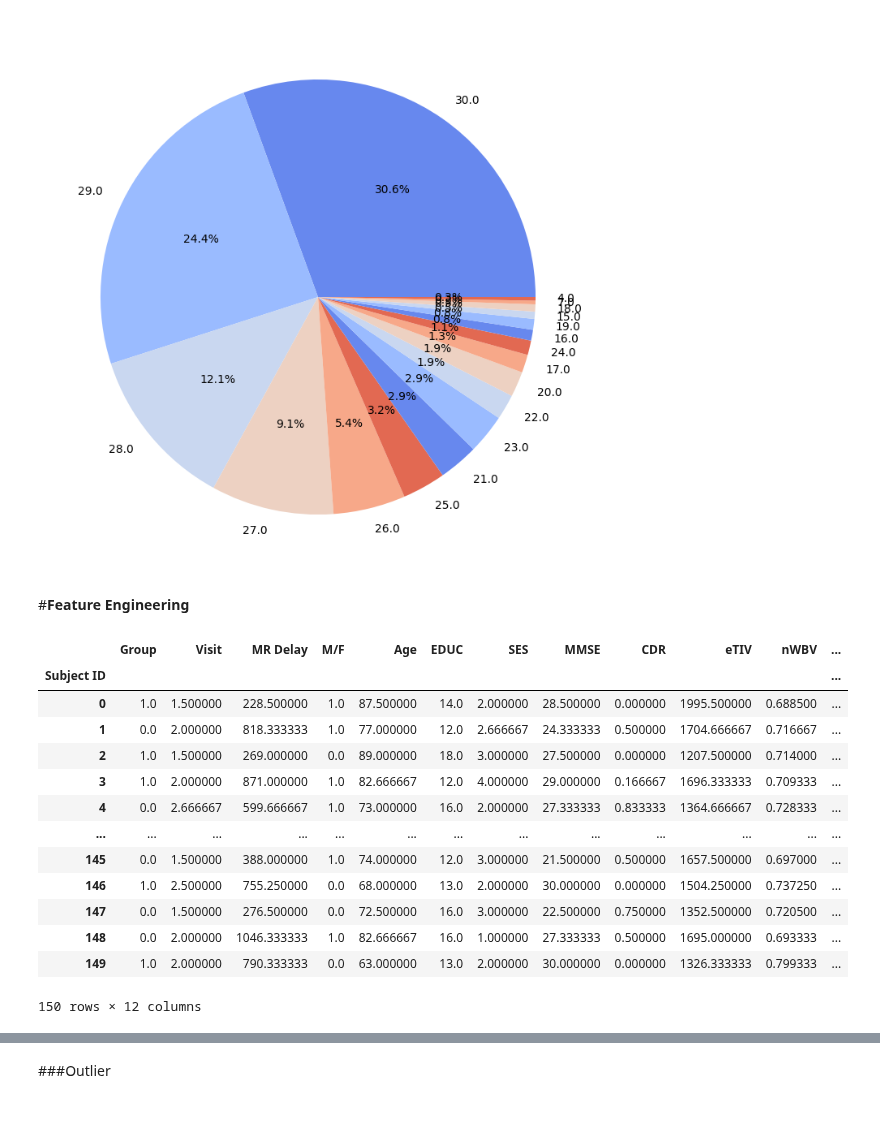
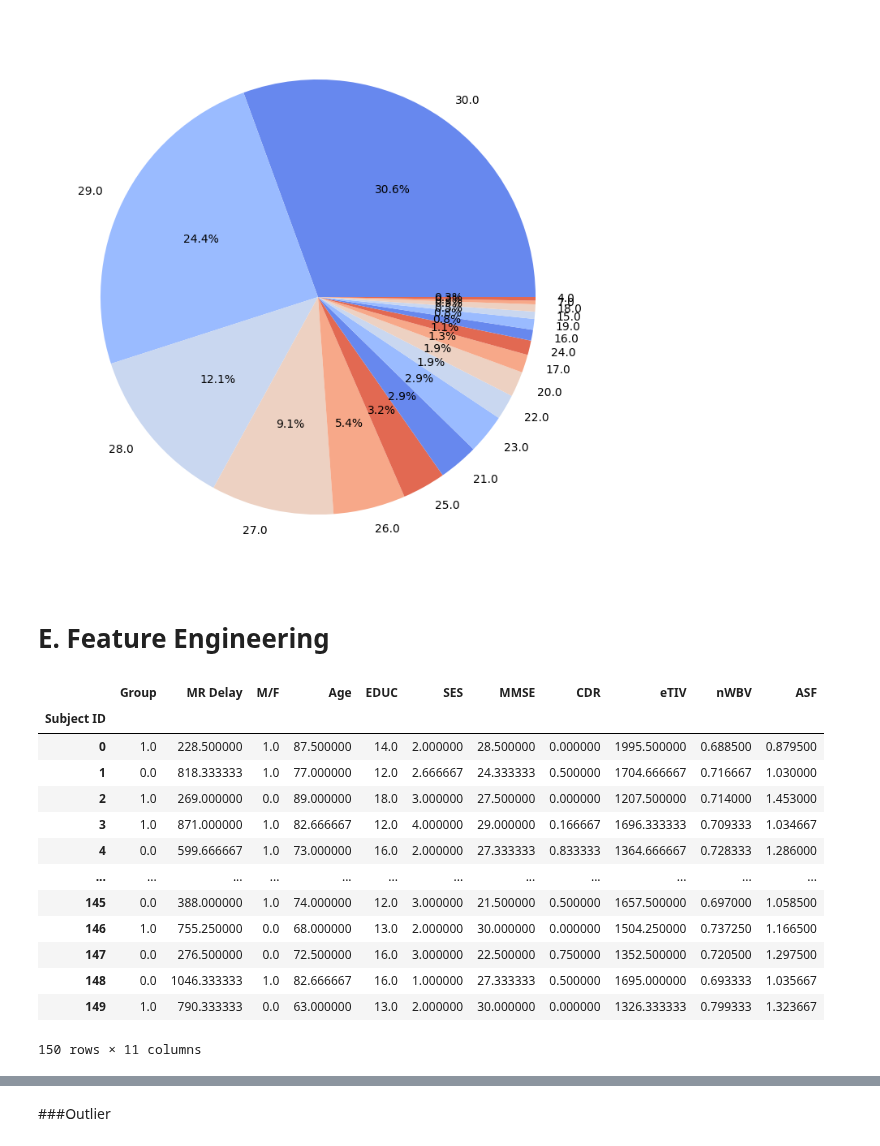
Before and after one commit to Amethyst646/ML-Learning, a Jupyter notebook: Demented and Nondemented Classification/Demented_vs_Non_Demented_Classification.ipynb, the cells around one changed output, grey strips where cells are left out. Cells and saved outputs as stored; diff of their text form; code cells hidden in the pictures; blank space fills up the shorter version.

```diff
--- a/Demented and Nondemented Classification/Demented_vs_Non_Demented_Classification.ipynb
+++ b/Demented and Nondemented Classification/Demented_vs_Non_Demented_Classification.ipynb
@@ -192,16 +256,16 @@ These insights combined indicate that the missing values falls under the categor
 To impute the missing data, here we will employe the `IterativeImputer` function derived from `Scikit-learn`. This particular imputation method was chosen due to the inherent property of the missing data--Missing Not At Random (MNAR), as discussed previously. This imputation method will ensure sufficient interference computation to produce
 # %%
 #Impute missing data with IterativeImputer from sklearn
-DSimputer = IterativeImputer()
-imputedDS = DSimputer.fit_transform(DS[['SES','MMSE']])
+df_imputer = IterativeImputer()
+imputed_df = df_imputer.fit_transform(df[['SES','MMSE']])
 
-imputedDS = pd.DataFrame(imputedDS, columns=DS[['SES','MMSE']].columns)
+imputed_df = pd.DataFrame(imputed_df, columns=df[['SES','MMSE']].columns)
 
 #Convert continuous data on SES and MMSE into discrete data
-imputedDS['SES'] = round(imputedDS['SES'])
-imputedDS['MMSE'] = round(imputedDS['MMSE'])
+imputed_df['SES'] = round(imputed_df['SES'])
+imputed_df['MMSE'] = round(imputed_df['MMSE'])
 
-imputedDS.head(5)
+imputed_df.head(5)
 # %% [output]
 |  | SES | MMSE |
 | 0 | 2.0 | 27.0 |
@@ -219,9 +283,9 @@ DS.head()
 | 3 | OAS2_0002 | Demented | 2 | 560 | M | 76 | 12 | NaN | 28.0 | 0.5 | 1738 | ... |
 | 4 | OAS2_0002 | Demented | 3 | 1895 | M | 80 | 12 | NaN | 22.0 | 0.5 | 1698 | ... |
 # %%
-DS['SES'] = imputedDS['SES']
-DS['MMSE'] = imputedDS['MMSE']
-DS.head()
+df['SES'] = imputed_df['SES']
+df['MMSE'] = imputed_df['MMSE']
+df.head()
 # %% [output]
 |  | Subject ID | Group | Visit | MR Delay | M/F | Age | EDUC | SES | MMSE | CDR | eTIV | ... |
 | 0 | OAS2_0001 | Nondemented | 1 | 0 | M | 87 | 14 | 2.0 | 27.0 | 0.0 | 1987 | ... |
@@ -240,5 +304,5 @@ array(['Nondemented', 'Demented', 'Converted'], dtype=object)
 # %% [markdown]
 As seen, the third value not fallen into either 'Demented' or 'Nondemented' is categorized as 'Converted'. This value, based on information from data source, refer to patients who was diagnosed as 'Demented' on a later date. In this project, due to inssuficient information, each Converted value will not be separated into 'Demented' and 'Nondemented' on each MRI Scans, and will instead be recategorized as 'Demented'
 # %%
-DS.loc[DS['Group']=='Converted','Group'] = 'Demented'
+df.loc[df['Group']=='Converted','Group'] = 'Demented'
 # %%
@@ -355,28 +417,28 @@ plt.show()
 # %% [output]
 [figure]
 # %% [markdown]
-#**Feature Engineering**
+# **E. Feature Engineering**
 # %%
-Coded_DS = DS.copy()
-DS_to_convert = ['Subject ID', 'Group', 'M/F']
+df_copy = df.copy().drop(columns='Visit')
+df_to_convert = ['Subject ID', 'Group', 'M/F']
 
-for col in DS_to_convert:
-  Coded_DS[col] = Coded_DS[col].astype('category').cat.codes
+for col in df_to_convert:
+  df_copy[col] = df_copy[col].astype('category').cat.codes
 # %%
-Coded_DS = Coded_DS.groupby(['Subject ID']).mean()
-Coded_DS
+coded_df = df_copy.groupby(['Subject ID']).mean()
+coded_df
 # %% [output]
-|  | Group | Visit | MR Delay | M/F | Age | EDUC | SES | MMSE | CDR | eTIV | nWBV | ... |
-| Subject ID |  |  |  |  |  |  |  |  |  |  |  | ... |
-| 0 | 1.0 | 1.500000 | 228.500000 | 1.0 | 87.500000 | 14.0 | 2.000000 | 28.500000 | 0.000000 | 1995.500000 | 0.688500 | ... |
-| 1 | 0.0 | 2.000000 | 818.333333 | 1.0 | 77.000000 | 12.0 | 2.666667 | 24.333333 | 0.500000 | 1704.666667 | 0.716667 | ... |
-| 2 | 1.0 | 1.500000 | 269.000000 | 0.0 | 89.000000 | 18.0 | 3.000000 | 27.500000 | 0.000000 | 1207.500000 | 0.714000 | ... |
-| 3 | 1.0 | 2.000000 | 871.000000 | 1.0 | 82.666667 | 12.0 | 4.000000 | 29.000000 | 0.166667 | 1696.333333 | 0.709333 | ... |
-| 4 | 0.0 | 2.666667 | 599.666667 | 1.0 | 73.000000 | 16.0 | 2.000000 | 27.333333 | 0.833333 | 1364.666667 | 0.728333 | ... |
-| ... | ... | ... | ... | ... | ... | ... | ... | ... | ... | ... | ... | ... |
-| 145 | 0.0 | 1.500000 | 388.000000 | 1.0 | 74.000000 | 12.0 | 3.000000 | 21.500000 | 0.500000 | 1657.500000 | 0.697000 | ... |
-| 146 | 1.0 | 2.500000 | 755.250000 | 0.0 | 68.000000 | 13.0 | 2.000000 | 30.000000 | 0.000000 | 1504.250000 | 0.737250 | ... |
-| 147 | 0.0 | 1.500000 | 276.500000 | 0.0 | 72.500000 | 16.0 | 3.000000 | 22.500000 | 0.750000 | 1352.500000 | 0.720500 | ... |
-| 148 | 0.0 | 2.000000 | 1046.333333 | 1.0 | 82.666667 | 16.0 | 1.000000 | 27.333333 | 0.500000 | 1695.000000 | 0.693333 | ... |
-| 149 | 1.0 | 2.000000 | 790.333333 | 0.0 | 63.000000 | 13.0 | 2.000000 | 30.000000 | 0.000000 | 1326.333333 | 0.799333 | ... |
+|  | Group | MR Delay | M/F | Age | EDUC | SES | MMSE | CDR | eTIV | nWBV | ASF |
+| Subject ID |  |  |  |  |  |  |  |  |  |  |  |
+| 0 | 1.0 | 228.500000 | 1.0 | 87.500000 | 14.0 | 2.000000 | 28.500000 | 0.000000 | 1995.500000 | 0.688500 | 0.879500 |
+| 1 | 0.0 | 818.333333 | 1.0 | 77.000000 | 12.0 | 2.666667 | 24.333333 | 0.500000 | 1704.666667 | 0.716667 | 1.030000 |
+| 2 | 1.0 | 269.000000 | 0.0 | 89.000000 | 18.0 | 3.000000 | 27.500000 | 0.000000 | 1207.500000 | 0.714000 | 1.453000 |
+| 3 | 1.0 | 871.000000 | 1.0 | 82.666667 | 12.0 | 4.000000 | 29.000000 | 0.166667 | 1696.333333 | 0.709333 | 1.034667 |
+| 4 | 0.0 | 599.666667 | 1.0 | 73.000000 | 16.0 | 2.000000 | 27.333333 | 0.833333 | 1364.666667 | 0.728333 | 1.286000 |
+| ... | ... | ... | ... | ... | ... | ... | ... | ... | ... | ... | ... |
+| 145 | 0.0 | 388.000000 | 1.0 | 74.000000 | 12.0 | 3.000000 | 21.500000 | 0.500000 | 1657.500000 | 0.697000 | 1.058500 |
+| 146 | 1.0 | 755.250000 | 0.0 | 68.000000 | 13.0 | 2.000000 | 30.000000 | 0.000000 | 1504.250000 | 0.737250 | 1.166500 |
+| 147 | 0.0 | 276.500000 | 0.0 | 72.500000 | 16.0 | 3.000000 | 22.500000 | 0.750000 | 1352.500000 | 0.720500 | 1.297500 |
+| 148 | 0.0 | 1046.333333 | 1.0 | 82.666667 | 16.0 | 1.000000 | 27.333333 | 0.500000 | 1695.000000 | 0.693333 | 1.035667 |
+| 149 | 1.0 | 790.333333 | 0.0 | 63.000000 | 13.0 | 2.000000 | 30.000000 | 0.000000 | 1326.333333 | 0.799333 | 1.323667 |
-150 rows × 12 columns
+150 rows × 11 columns
```
Also changed, not shown: parts of 115 cells of this notebook.
